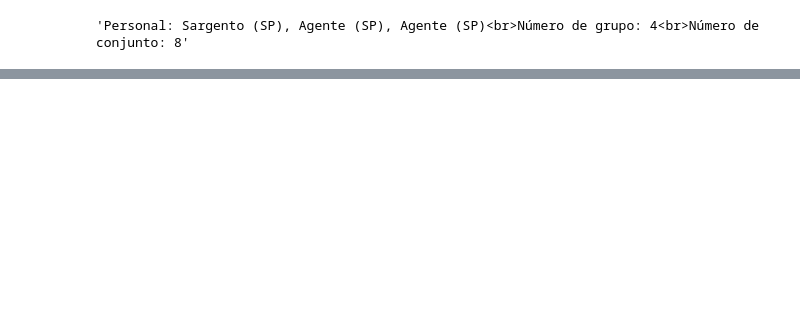
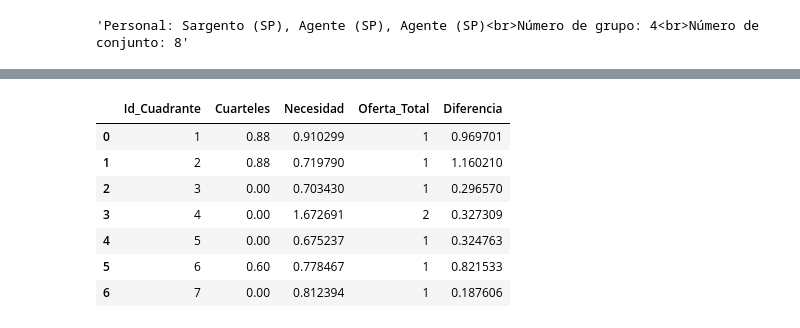
Before and after one commit to tgcajalsv/medio_demo, a Jupyter notebook: test_medios2.ipynb, the cells around one changed output, grey strips where cells are left out. Saved outputs shown, nothing was run; the diff lists cells and outputs as text; code cells hidden in the pictures; blank space fills up the shorter version.

```diff
--- a/test_medios2.ipynb
+++ b/test_medios2.ipynb
@@ -361,0 +431,11 @@ create_popup_content(8)
+# %%
+df1
+# %% [output]
+|  | Id_Cuadrante | Cuarteles | Necesidad | Oferta_Total | Diferencia |
+| 0 | 1 | 0.88 | 0.910299 | 1 | 0.969701 |
+| 1 | 2 | 0.88 | 0.719790 | 1 | 1.160210 |
+| 2 | 3 | 0.00 | 0.703430 | 1 | 0.296570 |
+| 3 | 4 | 0.00 | 1.672691 | 2 | 0.327309 |
+| 4 | 5 | 0.00 | 0.675237 | 1 | 0.324763 |
+| 5 | 6 | 0.60 | 0.778467 | 1 | 0.821533 |
+| 6 | 7 | 0.00 | 0.812394 | 1 | 0.187606 |
```
Also changed, not shown: parts of 10 cells of this notebook, 2 other files.
